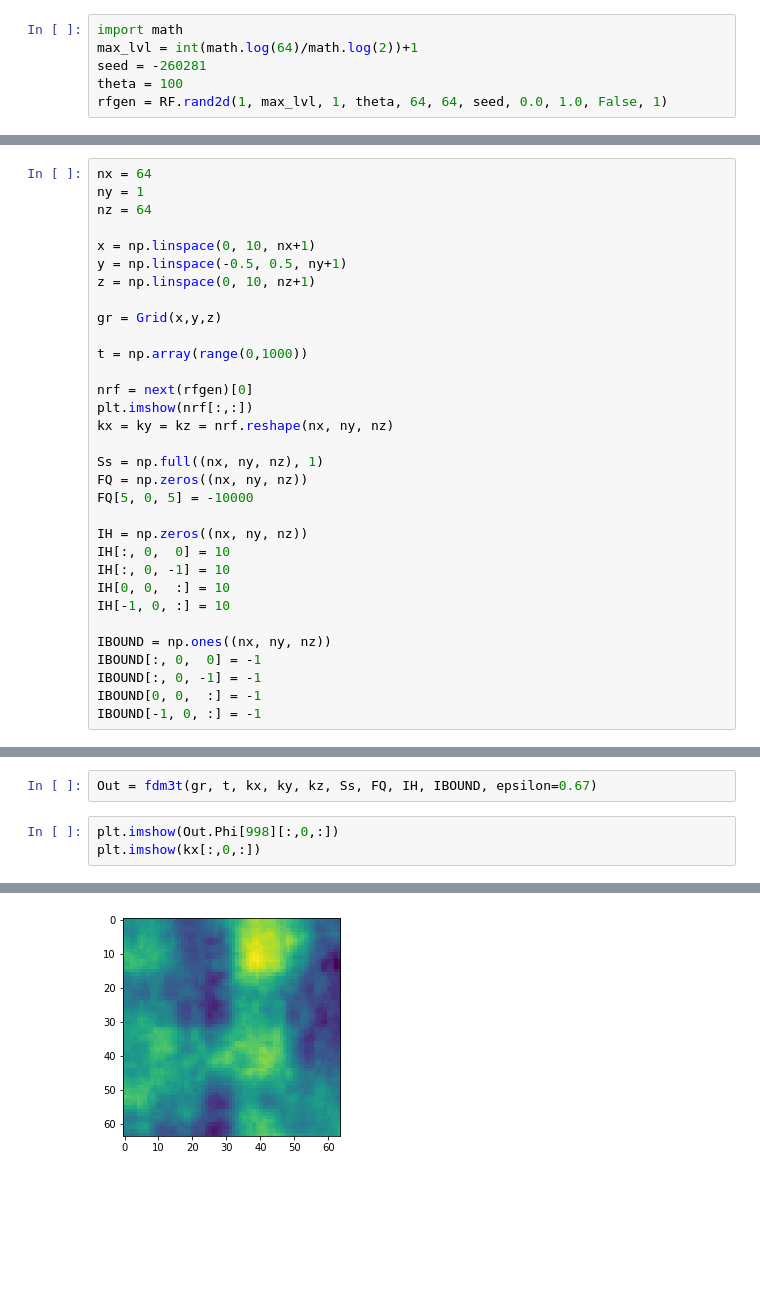
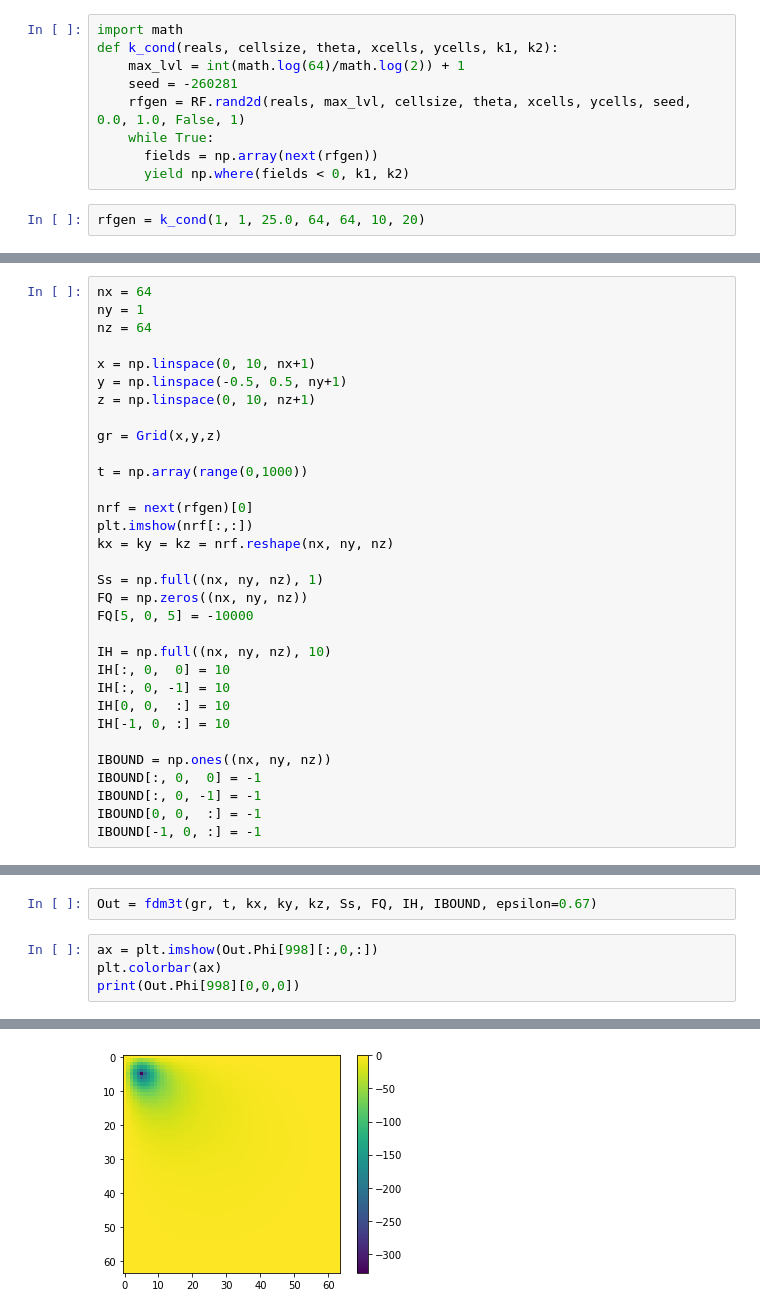
Before and after one commit to mlttac/AUNet_gwf, a Jupyter notebook: Darcy2DSolver.ipynb, the cells around one changed output, grey strips where cells are left out. Saved outputs shown, nothing was run; the diff lists cells and outputs as text; blank space fills up the shorter version.

```diff
--- a/Darcy2DSolver.ipynb
+++ b/Darcy2DSolver.ipynb
@@ -1208,10 +1208,15 @@ import pyRan2DMod as RF
 Mounted at /content/gdrive/
 # %%
 import math
-max_lvl = int(math.log(64)/math.log(2))+1
-seed = -260281
-theta = 100
-rfgen = RF.rand2d(1, max_lvl, 1, theta, 64, 64, seed, 0.0, 1.0, False, 1)
+def k_cond(reals, cellsize, theta, xcells, ycells, k1, k2):
+    max_lvl = int(math.log(64)/math.log(2)) + 1
+    seed = -260281
+    rfgen = RF.rand2d(reals, max_lvl, cellsize, theta, xcells, ycells, seed, 0.0, 1.0, False, 1)
+    while True:
+      fields = np.array(next(rfgen))
+      yield np.where(fields < 0, k1, k2)
+# %%
+rfgen = k_cond(1, 1, 25.0, 64, 64, 10, 20)
 # %%
 import matplotlib.pyplot as plt
 
@@ -1446,7 +1451,7 @@ Ss = np.full((nx, ny, nz), 1)
 FQ = np.zeros((nx, ny, nz))
 FQ[5, 0, 5] = -10000
 
-IH = np.zeros((nx, ny, nz))
+IH = np.full((nx, ny, nz), 10)
 IH[:, 0,  0] = 10
 IH[:, 0, -1] = 10
 IH[0, 0,  :] = 10
@@ -1462,6 +1467,7 @@ IBOUND[-1, 0, :] = -1
 # %%
 Out = fdm3t(gr, t, kx, ky, kz, Ss, FQ, IH, IBOUND, epsilon=0.67)
 # %%
-plt.imshow(Out.Phi[998][:,0,:])
-plt.imshow(kx[:,0,:])
+ax = plt.imshow(Out.Phi[998][:,0,:])
+plt.colorbar(ax)
+print(Out.Phi[998][0,0,0])
 # %% [output]
@@ -1469,4 +1475,4 @@ plt.imshow(kx[:,0,:])
-[figure, old version]
+[figure, new version]
 # %%
 # Generate Data Set
 Realisations = 10
```
Also changed, not shown: parts of 4 cells of this notebook.
